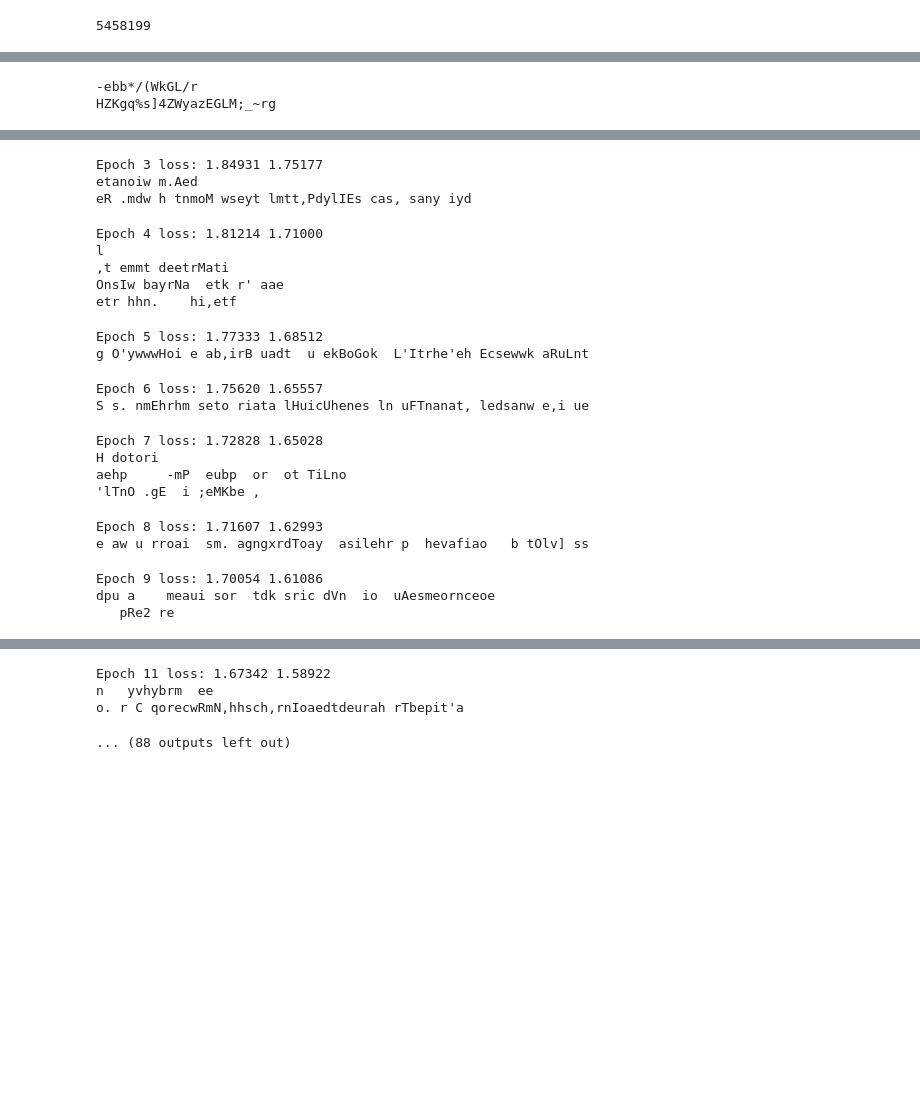
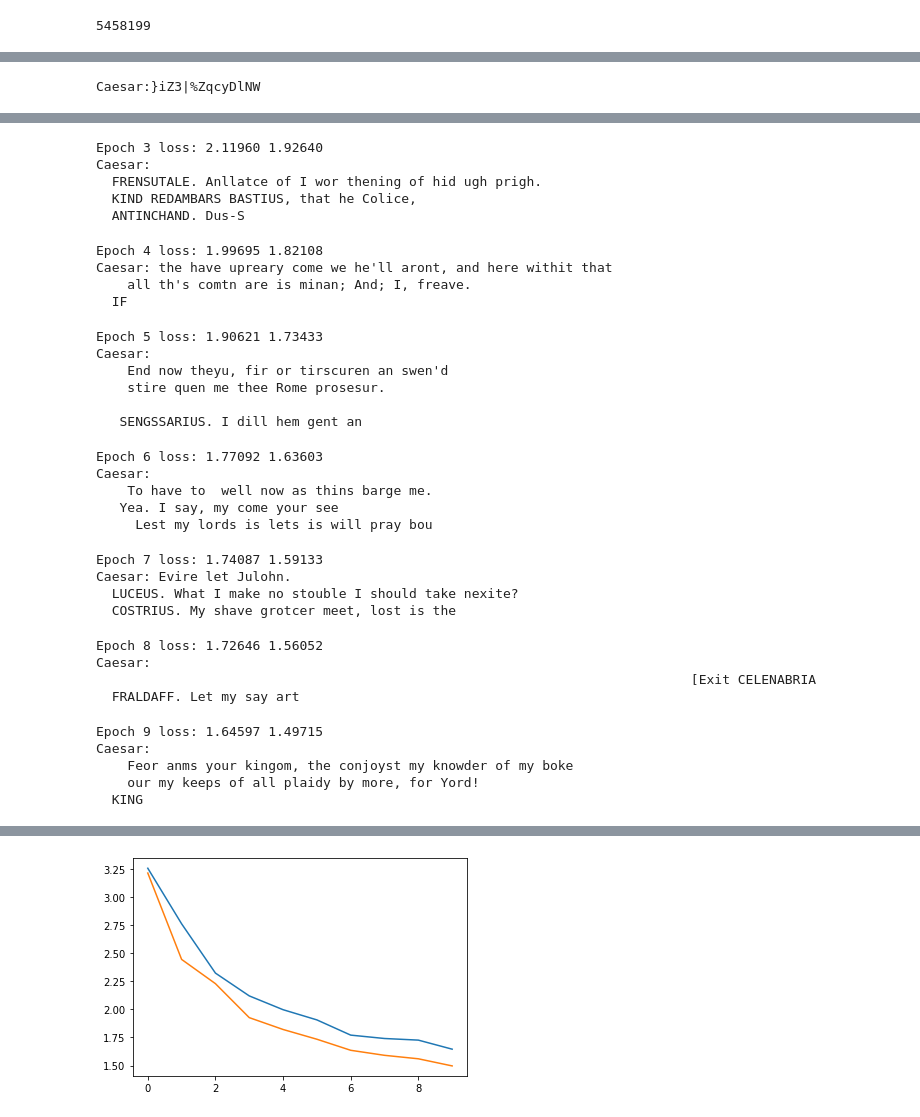
Before and after one commit to ai-church/lectures, a Jupyter notebook: 06_transformer.ipynb, the cells around one changed output, grey strips where cells are left out. Saved outputs shown, nothing was run; the diff lists cells and outputs as text; code cells hidden in the pictures; blank space fills up the shorter version.

```diff
--- a/06_transformer.ipynb
+++ b/06_transformer.ipynb
@@ -4,7 +4,7 @@ import torch
 
 device = torch.device("cuda")
 
-max_seq_len = 64
+max_seq_len = 128
 # %%
 class Embedding(torch.nn.Module):
     def __init__(self, vocab_size, embed_dim):
@@ -232,9 +233,9 @@ salute him
 # %%
 src = torch.tensor([[1, 2, 3, 0]]).to(device)
-model = Encoder(len(dictionary), 32, 4, 8, 4, max_seq_len, 0.1).to(device)
+model = Encoder(len(dictionary), 256, 8, 16, 4, max_seq_len, 0.1).to(device)
 mask = model.generate_mask(src)
 print(mask)
-print(model(src))
+print(sum(p.numel() for p in model.parameters()))
 # %% [output]
 tensor([[[[ True, False, False, False],
           [ True,  True, False, False],
@@ -259,11 +248,11 @@ import numpy as np
 def generate(model, len_limit):
     model.eval()
     with torch.no_grad():
-        result = ["<start>"]
+        result = ["<start>"] + list("Caesar:")
         while len(result) < len_limit:
             x = torch.tensor([[sym2idx[x] for x in result]]).to(device)
             y = model(x)
-            y = y[0][0].cpu().numpy()
+            y = y[0][-1].cpu().numpy()
             y = np.exp(y)
             y /= np.sum(y)
             #print(" ".join(map(lambda t: "{:.4f}".format(t), y)) + "\n")
@@ -273,10 +262,9 @@ def generate(model, len_limit):
             result.append(x)
         return ''.join(result[1:])
 
-print(generate(model, 1000))
+print(generate(model, max_seq_len))
 # %% [output]
--ebb*/(WkGL/r
-HZKgq%s]4ZWyazEGLM;_~rg
+Caesar:}iZ3|%ZqcyDlNW
 # %%
 import matplotlib.pyplot as plt
 import tqdm
@@ -306,7 +294,7 @@ def train_epoch(data, model):
     optimizer = torch.optim.AdamW(model.parameters())
     total_loss, total_count = 0.0, 1e-38
     random.shuffle(data)
-    for inputs, answers in iterate_batches(data, 64, device):
+    for inputs, answers in iterate_batches(data, 256, device):
         optimizer.zero_grad()
         #print(inputs.shape)
         #print(answers.shape)
@@ -327,7 +315,7 @@ def test_epoch(data, model):
         model.eval()
         loss_function = torch.nn.CrossEntropyLoss()
         total_loss, total_count = 0.0, 1e-38
-        for inputs, answers in iterate_batches(data, 64, device):
+        for inputs, answers in iterate_batches(data, 256, device):
             outputs = model(inputs)
             outputs = outputs.transpose(1, 2)
             loss = loss_function(outputs, answers)
@@ -336,7 +324,7 @@ def test_epoch(data, model):
         return total_loss / total_count
 
 train_losses, test_losses = [], []
-for i in range(10000):
+for i in range(10):
     train_loss = train_epoch(train, model)
     test_loss = test_epoch(test, model)
     train_losses.append(train_loss)
@@ -359,21 +353,33 @@ p,
-Epoch 3 loss: 1.84931 1.75177
-etanoiw m.Aed
-eR .mdw h tnmoM wseyt lmtt,PdylIEs cas, sany iyd
+Epoch 3 loss: 2.11960 1.92640
+Caesar:
+  FRENSUTALE. Anllatce of I wor thening of hid ugh prigh.
+  KIND REDAMBARS BASTIUS, that he Colice,
+  ANTINCHAND. Dus-S
-Epoch 4 loss: 1.81214 1.71000
-l
-,t emmt deetrMati
-OnsIw bayrNa  etk r' aae
-etr hhn.    hi,etf
+Epoch 4 loss: 1.99695 1.82108
+Caesar: the have upreary come we he'll aront, and here withit that
+    all th's comtn are is minan; And; I, freave.
+  IF
-Epoch 5 loss: 1.77333 1.68512
-g O'ywwwHoi e ab,irB uadt  u ekBoGok  L'Itrhe'eh Ecsewwk aRuLnt
+Epoch 5 loss: 1.90621 1.73433
+Caesar:
+    End now theyu, fir or tirscuren an swen'd
+    stire quen me thee Rome prosesur.
+
+   SENGSSARIUS. I dill hem gent an
-Epoch 6 loss: 1.75620 1.65557
-S s. nmEhrhm seto riata lHuicUhenes ln uFTnanat, ledsanw e,i ue
+Epoch 6 loss: 1.77092 1.63603
+Caesar:
+    To have to  well now as thins barge me.
+   Yea. I say, my come your see
+     Lest my lords is lets is will pray bou
-Epoch 7 loss: 1.72828 1.65028
-H dotori
-aehp     -mP  eubp  or  ot TiLno
-'lTnO .gE  i ;eMKbe ,
+Epoch 7 loss: 1.74087 1.59133
+Caesar: Evire let Julohn.
+  LUCEUS. What I make no stouble I should take nexite?
+  COSTRIUS. My shave grotcer meet, lost is the
-Epoch 8 loss: 1.71607 1.62993
-e aw u rroai  sm. agngxrdToay  asilehr p  hevafiao   b tOlv] ss
+Epoch 8 loss: 1.72646 1.56052
+Caesar:
+                                                                            [Exit CELENABRIA
+  FRALDAFF. Let my say art
-Epoch 9 loss: 1.70054 1.61086
-dpu a    meaui sor  tdk sric dVn  io  uAesmeornceoe
-   pRe2 re
+Epoch 9 loss: 1.64597 1.49715
+Caesar:
+    Feor anms your kingom, the conjoyst my knowder of my boke
+    our my keeps of all plaidy by more, for Yord!
+  KING
@@ -382,4 +386 @@ Ul mmy d.oCheE  ' 'eEstn l    Tw Msou.tlt r  w;iOh  cLlrc, WLiA
-Epoch 11 loss: 1.67342 1.58922
-n   yvhybrm  ee
-o. r C qorecwRmN,hhsch,rnIoaedtdeurah rTbepit'a
-... (88 outputs left out)
+[figure, added]
```
Also changed, not shown: parts of 5 cells of this notebook.
